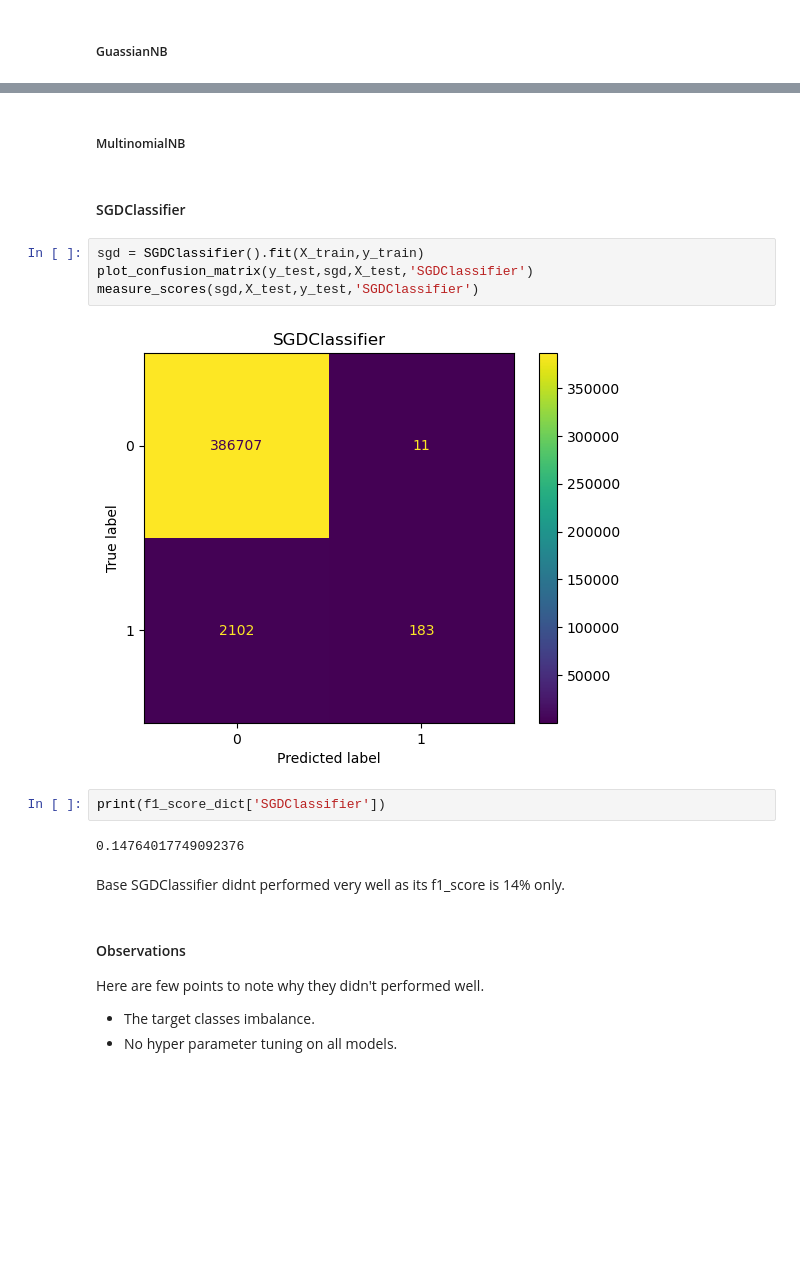
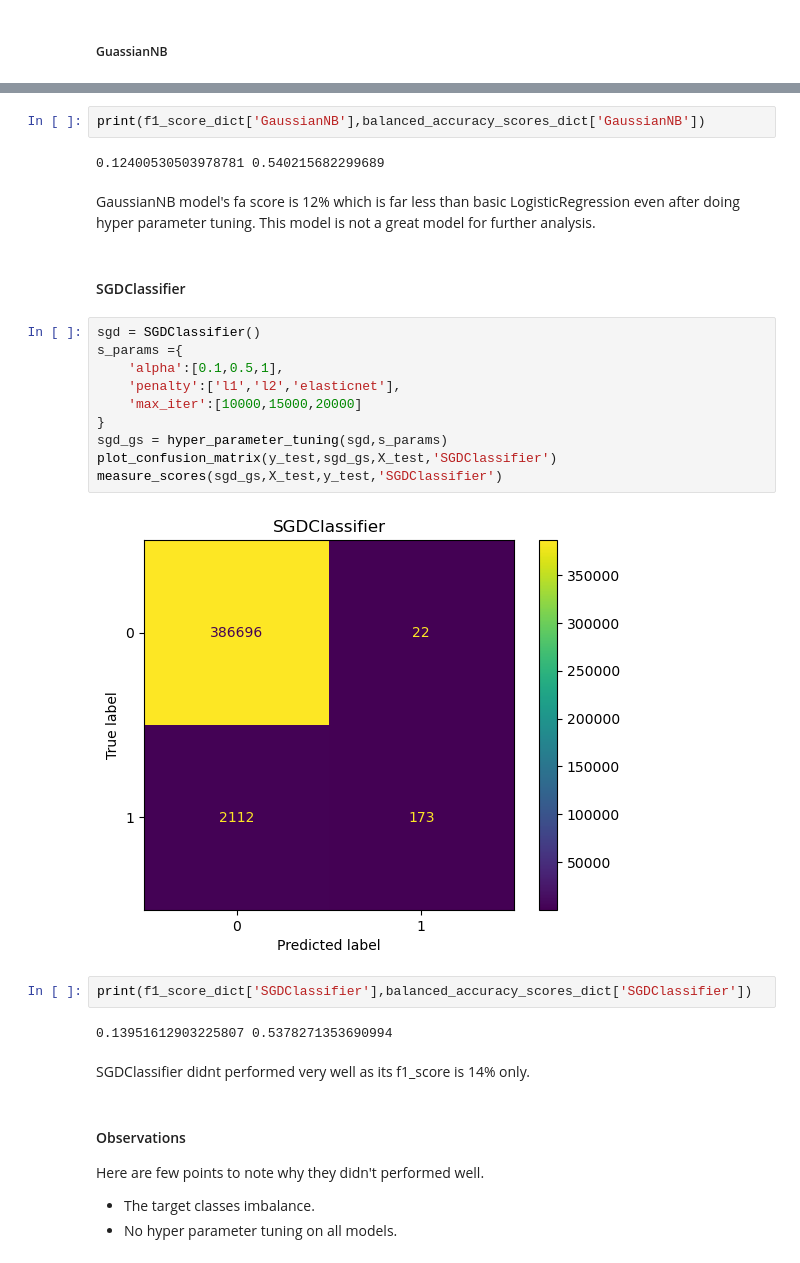
Before and after one commit to trguduru/credit_card_fraud_detection_initial, a Jupyter notebook: initial_EDA.ipynb, the cells around one changed output, grey strips where cells are left out. Cells and saved outputs as stored; diff of their text form; blank space fills up the shorter version.

Commit message:
added images and models

```diff
--- a/initial_EDA.ipynb
+++ b/initial_EDA.ipynb
@@ -557,19 +561,29 @@ measure_scores(gnb_gs,X_test,y_test,'GaussianNB')
-# %% [markdown]
-##### MultinomialNB
+# %%
+print(f1_score_dict['GaussianNB'],balanced_accuracy_scores_dict['GaussianNB'])
+# %% [output]
+0.12400530503978781 0.540215682299689
+# %% [markdown]
+GaussianNB model's fa score is 12% which is far less than basic LogisticRegression even after doing hyper parameter tuning. This model is not a great model for further analysis.
 # %% [markdown]
 #### SGDClassifier
-# %%
-sgd = SGDClassifier().fit(X_train,y_train)
-plot_confusion_matrix(y_test,sgd,X_test,'SGDClassifier')
-measure_scores(sgd,X_test,y_test,'SGDClassifier')
-# %% [output]
-[figure, removed]
+# %%
+sgd = SGDClassifier()
+s_params ={
+    'alpha':[0.1,0.5,1],
+    'penalty':['l1','l2','elasticnet'],
+    'max_iter':[10000,15000,20000]
+}
+sgd_gs = hyper_parameter_tuning(sgd,s_params)
+plot_confusion_matrix(y_test,sgd_gs,X_test,'SGDClassifier')
+measure_scores(sgd_gs,X_test,y_test,'SGDClassifier')
+# %% [output]
+[figure, added]
 # %%
-print(f1_score_dict['SGDClassifier'])
+print(f1_score_dict['SGDClassifier'],balanced_accuracy_scores_dict['SGDClassifier'])
 # %% [output]
-0.14764017749092376
+0.13951612903225807 0.5378271353690994
 # %% [markdown]
-Base SGDClassifier didnt performed very well as its f1_score is 14% only.
+SGDClassifier didnt performed very well as its f1_score is 14% only.
 # %% [markdown]
 #### Observations
 Here are few points to note why they didn't performed well.
```
Also changed, not shown: parts of 33 cells of this notebook, 17 other files.
